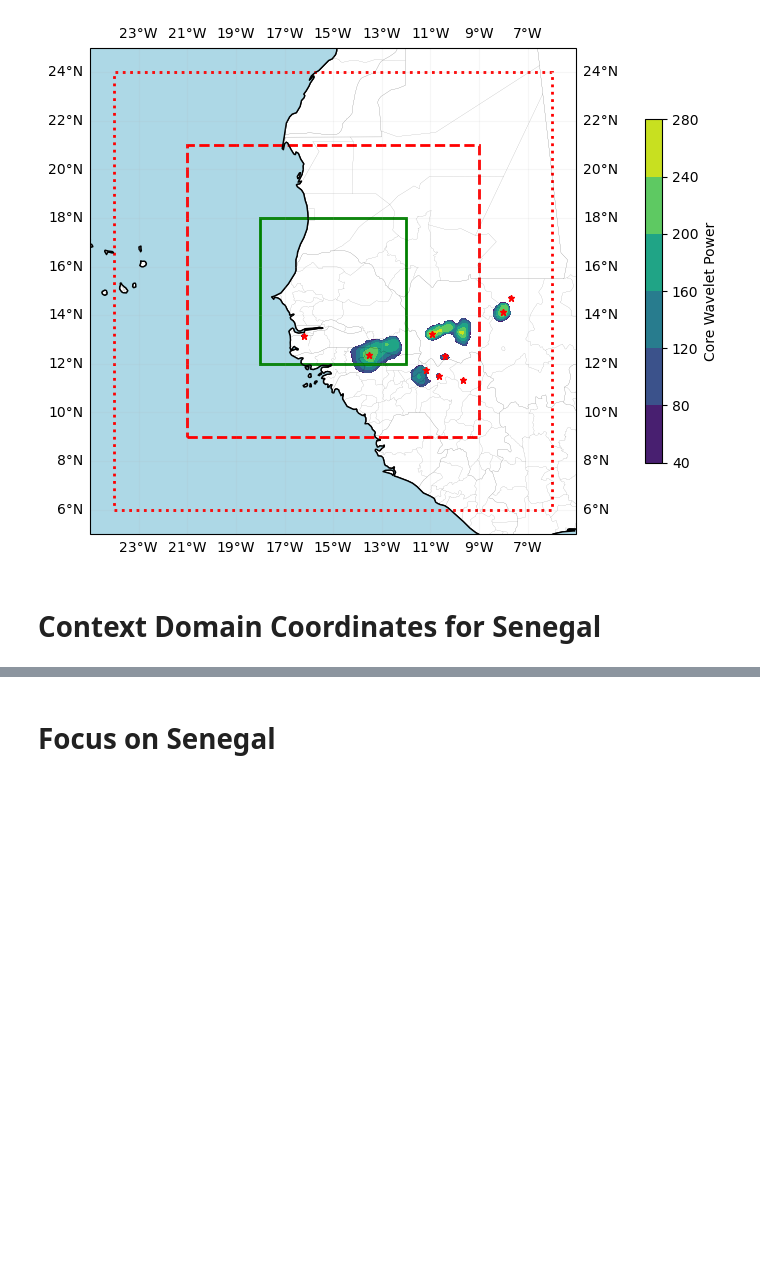
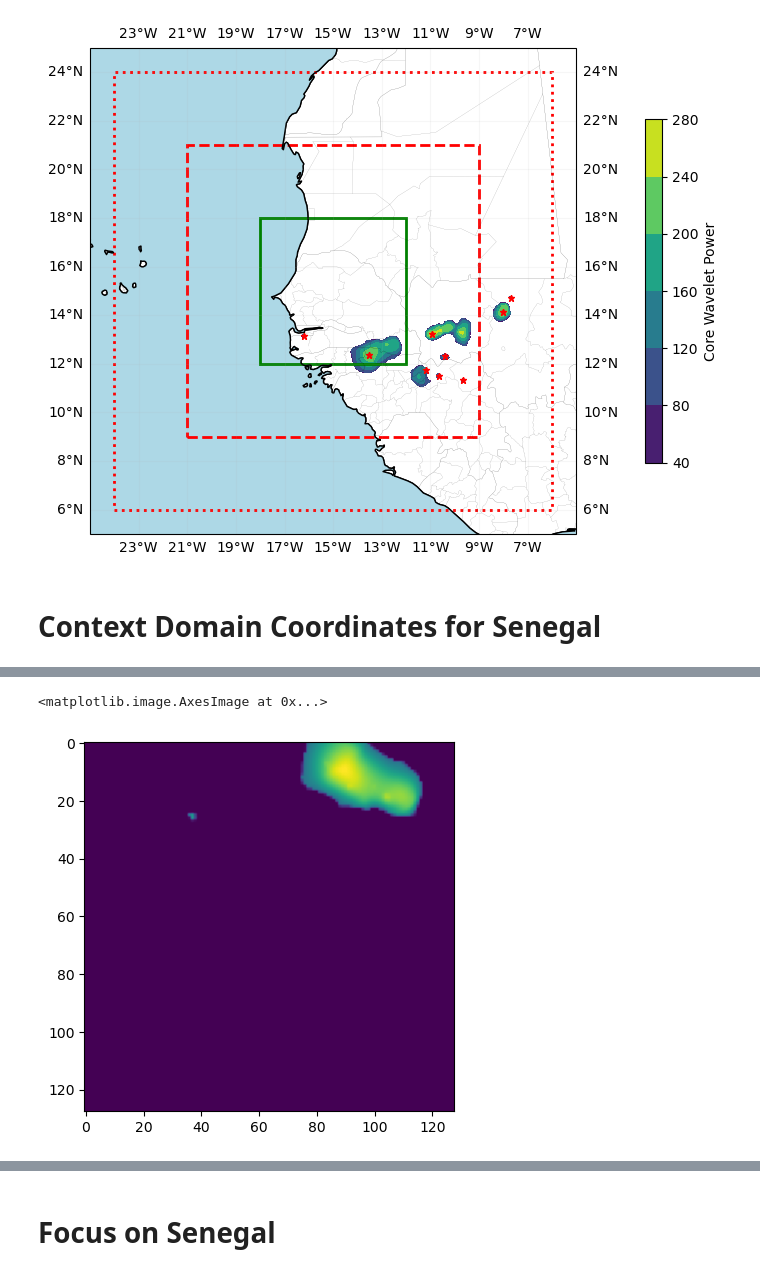
Before and after one commit to mendrika-mdg/EPS-Impact-Case-AI-Nowcasting, a Jupyter notebook: notebook/analysis/plotting-senegal.ipynb, the cells around one changed output, grey strips where cells are left out. Cells and saved outputs as stored; diff of their text form; code cells hidden in the pictures; blank space fills up the shorter version.

```diff
--- a/notebook/analysis/context-domain.ipynb
+++ b/notebook/analysis/plotting-senegal.ipynb
@@ -227,0 +376,8 @@ Senegal_context_long_lt_lat_max = Senegal_context_long_lt_lat_min + 18
+# %%
+target_shape = (128, 128)
+zoom_factors = (
+    target_shape[0] / Senegal_core.shape[0],
+    target_shape[1] / Senegal_core.shape[1],
+)
+
+Senegal_core_resized = zoom(Senegal_core, zoom=zoom_factors, order=1)  # bilinear interpolation
@@ -227,0 +388,5 @@ Senegal_context_long_lt_lat_max = Senegal_context_long_lt_lat_min + 18
+# %%
+plt.imshow(Senegal_core_resized)
+# %% [output]
+<matplotlib.image.AxesImage at 0x...>
+[figure, added]
```
Also changed, not shown: parts of 21 cells of this notebook, 2 other files.
